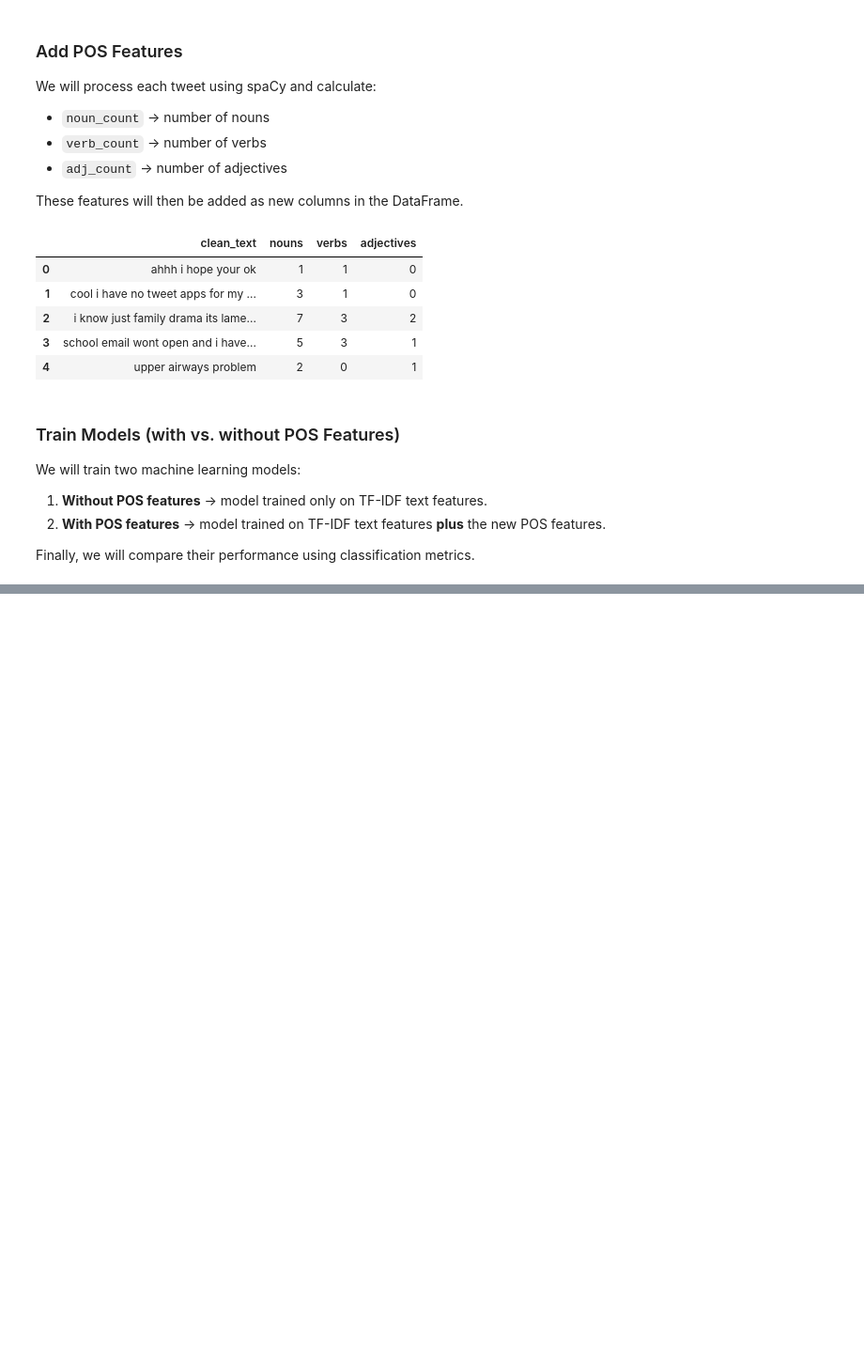
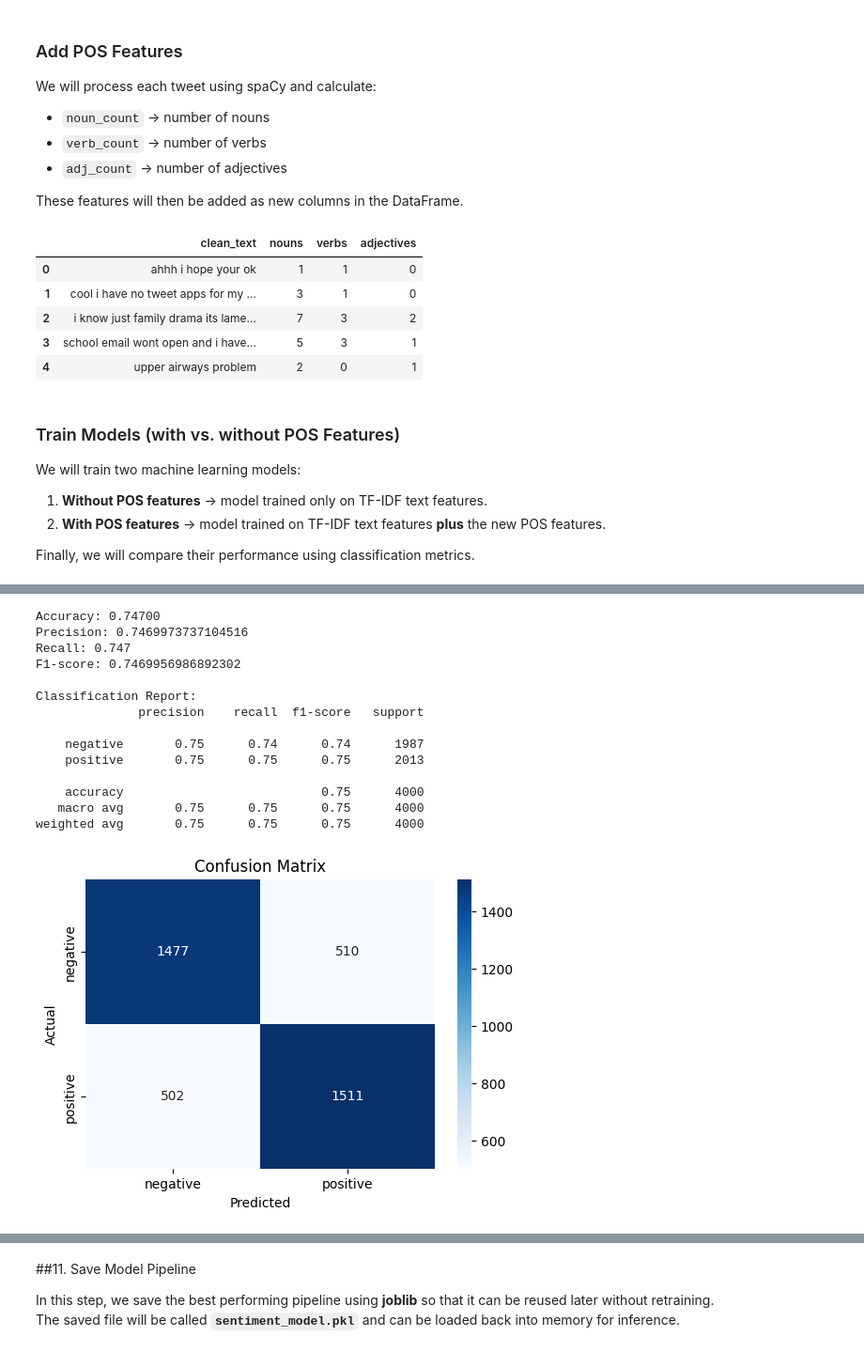
Before and after one commit to MohamedShoaib3/Algorithms_python, a Jupyter notebook: NLP_task.ipynb, the cells around one changed output, grey strips where cells are left out. Shown: that part at 94% size. Cells and saved outputs as stored; diff of their text form; code cells hidden in the pictures; blank space fills up the shorter version.

```diff
--- a/NLP_task.ipynb
+++ b/NLP_task.ipynb
@@ -735,0 +866,70 @@ NameError: name 'df' is not defined
+# %%
+from sklearn.pipeline import Pipeline
+from sklearn.feature_extraction.text import CountVectorizer, TfidfVectorizer
+from sklearn.naive_bayes import MultinomialNB
+from sklearn.linear_model import LogisticRegression
+from sklearn.svm import LinearSVC
+from sklearn.metrics import accuracy_score, precision_score, recall_score, f1_score, classification_report, confusion_matrix
+import seaborn as sns
+import matplotlib.pyplot as plt
+
+best_model = Pipeline([
+    ("vectorizer", TfidfVectorizer(preprocessor=clean_tweet)),
+    ("clf", LogisticRegression(max_iter=1000))
+])
+
+best_model.fit(X_train, y_train)
+
+y_pred = best_model.predict(X_test)
+
+accuracy = accuracy_score(y_test, y_pred)
+precision = precision_score(y_test, y_pred, average="weighted")
+recall = recall_score(y_test, y_pred, average="weighted")
+f1 = f1_score(y_test, y_pred, average="weighted")
+
+print(f"Accuracy: {accuracy:.5f}")
+print(f"Precision: {precision}")
+print(f"Recall: {recall}")
+print(f"F1-score: {f1}\n")
+
+print("Classification Report:")
+print(classification_report(y_test, y_pred, target_names=["negative", "positive"]))
+
+cm = confusion_matrix(y_test, y_pred)
+plt.figure(figsize=(6,4))
+sns.heatmap(cm, annot=True, fmt="d", cmap="Blues",
+            xticklabels=["negative", "positive"],
+            yticklabels=["negative", "positive"])
+plt.xlabel("Predicted")
+plt.ylabel("Actual")
+plt.title("Confusion Matrix")
+plt.show()
+
+misclassified_idx = (y_test != y_pred)
+
+misclassified = X_test[misclassified_idx]
+true_labels = y_test[misclassified_idx]
+pred_labels = y_pred[misclassified_idx]
+
+print("\n--- 10 Misclassified Examples ---\n")
+for i in range(min(10, len(misclassified))):
+    print(f"Tweet: {misclassified.iloc[i]}")
+    print(f"True Label: {'negative' if true_labels.iloc[i]==0 else 'positive'}")
+    print(f"Predicted Label: {'negative' if pred_labels[i]==0 else 'positive'}")
+    print("-"*60)
+# %% [output]
+Accuracy: 0.74700
+Precision: 0.7469973737104516
+Recall: 0.747
+F1-score: 0.7469956986892302
+
+Classification Report:
+              precision    recall  f1-score   support
+
+    negative       0.75      0.74      0.74      1987
+    positive       0.75      0.75      0.75      2013
+
+    accuracy                           0.75      4000
+   macro avg       0.75      0.75      0.75      4000
+weighted avg       0.75      0.75      0.75      4000
+[figure, added]
@@ -735,0 +953,5 @@ NameError: name 'df' is not defined
+# %% [markdown]
+##11. Save Model Pipeline
+
+In this step, we save the best performing pipeline using **joblib** so that it can be reused later without retraining.
+The saved file will be called **`sentiment_model.pkl`** and can be loaded back into memory for inference.
```
Also changed, not shown: parts of 25 cells of this notebook.
